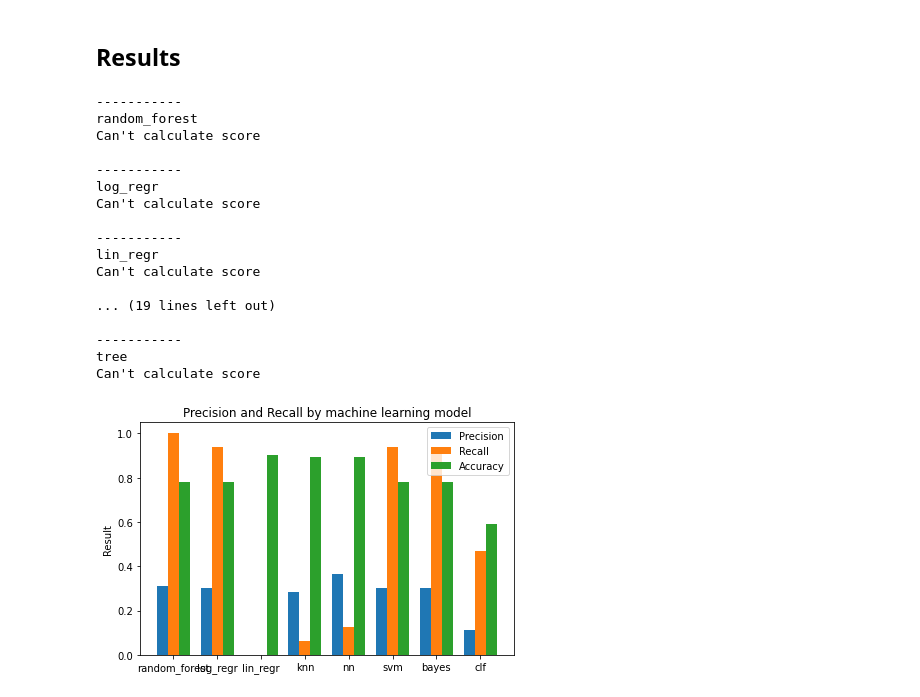
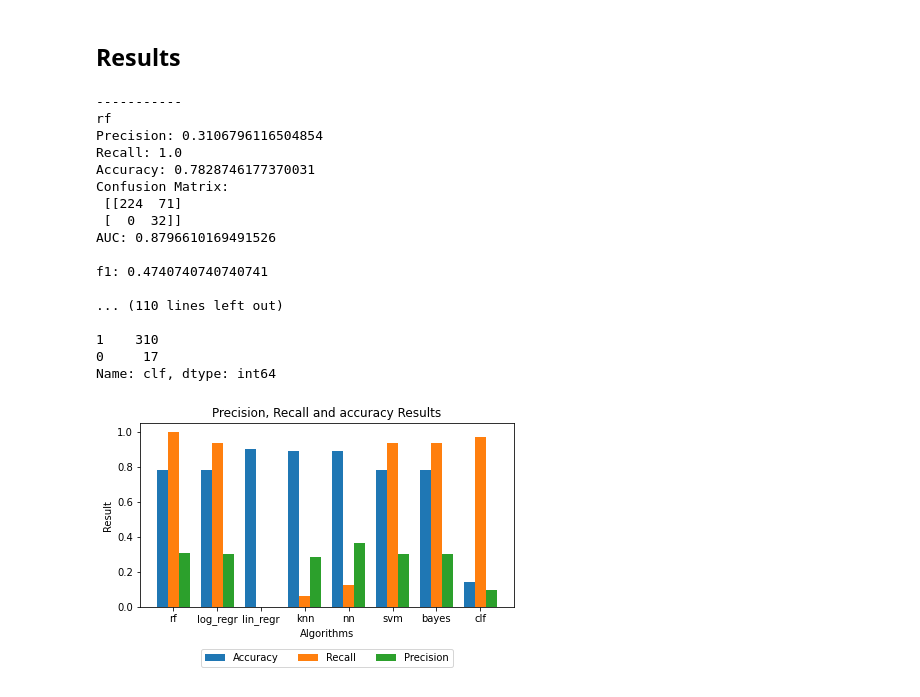
Before and after one commit to ajalsingh/capstone, a Jupyter notebook: predictive_maintenance_experiements/experiments/algorithm_selection.ipynb, the cells around one changed output. Saved outputs shown, nothing was run; the diff lists cells and outputs as text; code cells hidden in the pictures.

```diff
--- a/predictive_maintenance_experiements/experiments/algorithm_selection.ipynb
+++ b/predictive_maintenance_experiements/experiments/algorithm_selection.ipynb
@@ -115,7 +115,7 @@ random_forest = RandomForestClassifier(
     class_weight={0:w0, 1:w1}
 )
 random_forest.fit(df_train[X], df_train[y])
-df_test['random_forest'] = random_forest.predict(df_test[X])
+df_test['rf'] = random_forest.predict(df_test[X])
 # %%
 ### LOGISTIC REGRESSION MODEL
 log_regr = LogisticRegression(class_weight={0:w0, 1:w1})
@@ -162,70 +162,83 @@ df_test['clf'] = clf.predict(df_test[X])
 # %%
 ### PRINT RESULTS
 model_summary = []
-models = ['random_forest', 'log_regr', 'lin_regr', 'knn', 'nn', 'svm', 'bayes', 'clf', 'tree']
+models = ['rf', 'log_regr', 'lin_regr', 'knn', 'nn', 'svm', 'bayes', 'clf']
 for m in models:
     print(f"\n-----------\n{m}")
     try:
         precision = precision_score(df_test['fail_in_1h'], df_test[m], zero_division=0, pos_label=pos_label)
         recall = recall_score(df_test['fail_in_1h'], df_test[m], pos_label=pos_label)
         accuracy = accuracy_score(df_test['fail_in_1h'], df_test[m] )
+        conf_matrix = confusion_matrix(df_test['fail_in_1h'], df_test[m] )
+
+        # fpr, tpr, thresholds = roc_curve(df_test['fail_in_1h'], df_test[m])
+        # aucscore = auc(fpr, tpr)
+        auc = roc_auc_score(df_test['fail_in_1h'], df_test[m])
+        f1 = f1_score(df_test['fail_in_1h'], df_test[m])
 
         print(f"Precision: {precision}")
         print(f"Recall: {recall}")
         print(f"Accuracy: {accuracy}")
+        print(f"Confusion Matrix:\n {conf_matrix}")
+        print(f"AUC: {auc}\n")
+        print(f"f1: {f1}\n")
         print(df_test[m].value_counts())
 
         model_summary.append({
             'model': m,
             'precision': precision,
             'recall': recall,
-            'accuracy': accuracy
+            'accuracy': accuracy,
+            'auc': auc,
+            'f1': f1
         })
 
     except:
         print("Can't calculate score")
 # %% [output]
 -----------
-random_forest
-Can't calculate score
+rf
+Precision: 0.3106796116504854
+Recall: 1.0
+Accuracy: 0.7828746177370031
+Confusion Matrix:
+ [[224  71]
+ [  0  32]]
+AUC: 0.8796610169491526
 
------------
-log_regr
-Can't calculate score
+f1: 0.4740740740740741
 
------------
-lin_regr
-Can't calculate score
+... (110 lines left out)
 
-... (19 lines left out)
-
------------
-tree
-Can't calculate score
+1    310
+0     17
+Name: clf, dtype: int64
 # %%
 #PRINT RESULT DATAFRAME
 #print(df_test[['gadget_id', 'measurement_time'] + cols + models].head(5))
 
 #CREATE IMAGE FOR MODEL COMPARISON
 df_summary = pd.DataFrame(model_summary)
 
 x = np.arange(len(df_summary['model']))
 width = 0.25
 
 fig, ax = plt.subplots()
-rects1 = ax.bar(x - width, df_summary['precision'], width, label='Precision')
-rects2 = ax.bar(x, df_summary['recall'], width, label='Recall')
-rects3 = ax.bar(x + width, df_summary['accuracy'], width, label='Accuracy')
+rects1 = ax.bar(x - width, df_summary['accuracy'], width, label='Accuracy')
+rects2 = ax.bar(x , df_summary['recall'], width, label='Recall')
+rects3 = ax.bar(x + width, df_summary['precision'], width, label='Precision')
+# rects4 = ax.bar(x + width, df_summary['auc'], width, label='auc')
 
 # Add some text for labels, title and custom x-axis tick labels, etc.
 ax.set_ylabel('Result')
-ax.set_title('Precision and Recall by machine learning model')
+ax.set_xlabel('Algorithms')
+ax.set_title('Precision, Recall and accuracy Results')
 ax.set_xticks(x)
 ax.set_xticklabels(df_summary['model'])
-ax.legend()
+ax.legend(bbox_to_anchor=(0.5, -0.2), loc='upper center', ncol = 3)
 
 fig.tight_layout()
 
 plt.savefig('../img/results.png')
 # %% [output]
-[figure, old version]
+[figure, new version]
```
Also changed, not shown: parts of 3 cells of this notebook, 2 other files.
